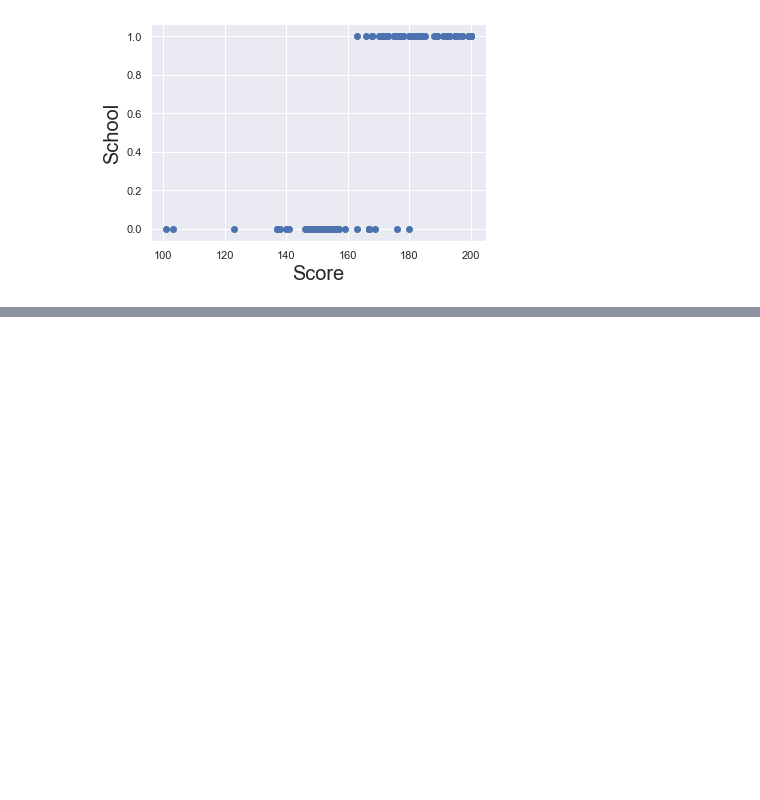
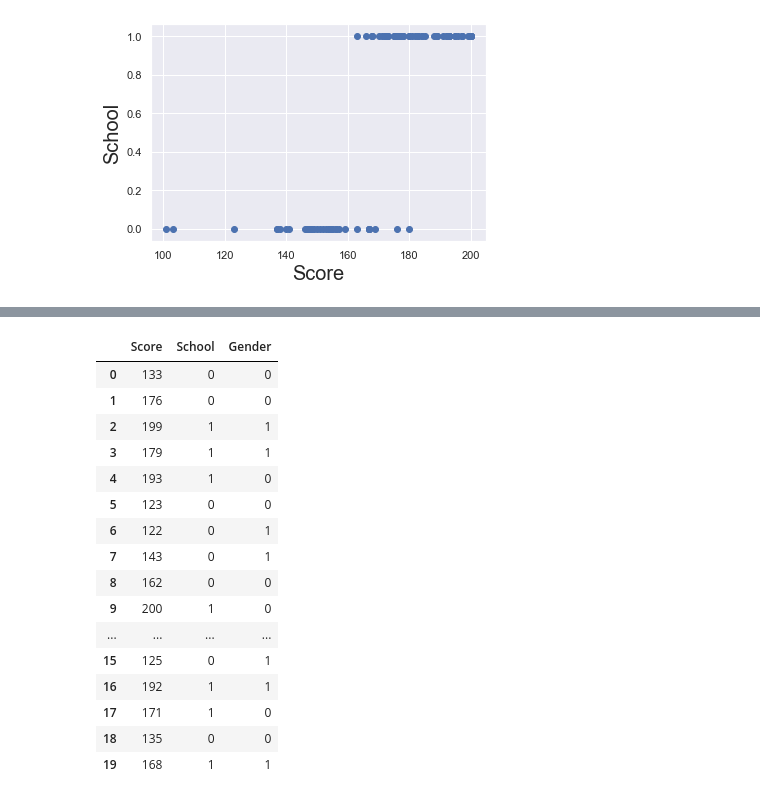
Before and after one commit to AlicjaKS/logistic-regression, a Jupyter notebook: LOGISTIC REGRESSION.ipynb, the cells around one changed output, grey strips where cells are left out. Saved outputs shown, nothing was run; the diff lists cells and outputs as text; code cells hidden in the pictures; blank space fills up the shorter version.

```diff
--- a/LOGISTIC REGRESSION.ipynb
+++ b/LOGISTIC REGRESSION.ipynb
@@ -96,0 +206,22 @@ plt.show()
+# %%
+test['School'] = test['School'].map({'Yes':1, 'No':0})
+test['Gender'] = test ['Gender'].map({'F':1, 'M':0})
+test
+# %% [output]
+|  | Score | School | Gender |
+| 0 | 133 | 0 | 0 |
+| 1 | 176 | 0 | 0 |
+| 2 | 199 | 1 | 1 |
+| 3 | 179 | 1 | 1 |
+| 4 | 193 | 1 | 0 |
+| 5 | 123 | 0 | 0 |
+| 6 | 122 | 0 | 1 |
+| 7 | 143 | 0 | 1 |
+| 8 | 162 | 0 | 0 |
+| 9 | 200 | 1 | 0 |
+| ... | ... | ... | ... |
+| 15 | 125 | 0 | 1 |
+| 16 | 192 | 1 | 1 |
+| 17 | 171 | 1 | 0 |
+| 18 | 135 | 0 | 0 |
+| 19 | 168 | 1 | 1 |
```
Also changed, not shown: parts of 32 cells of this notebook.
